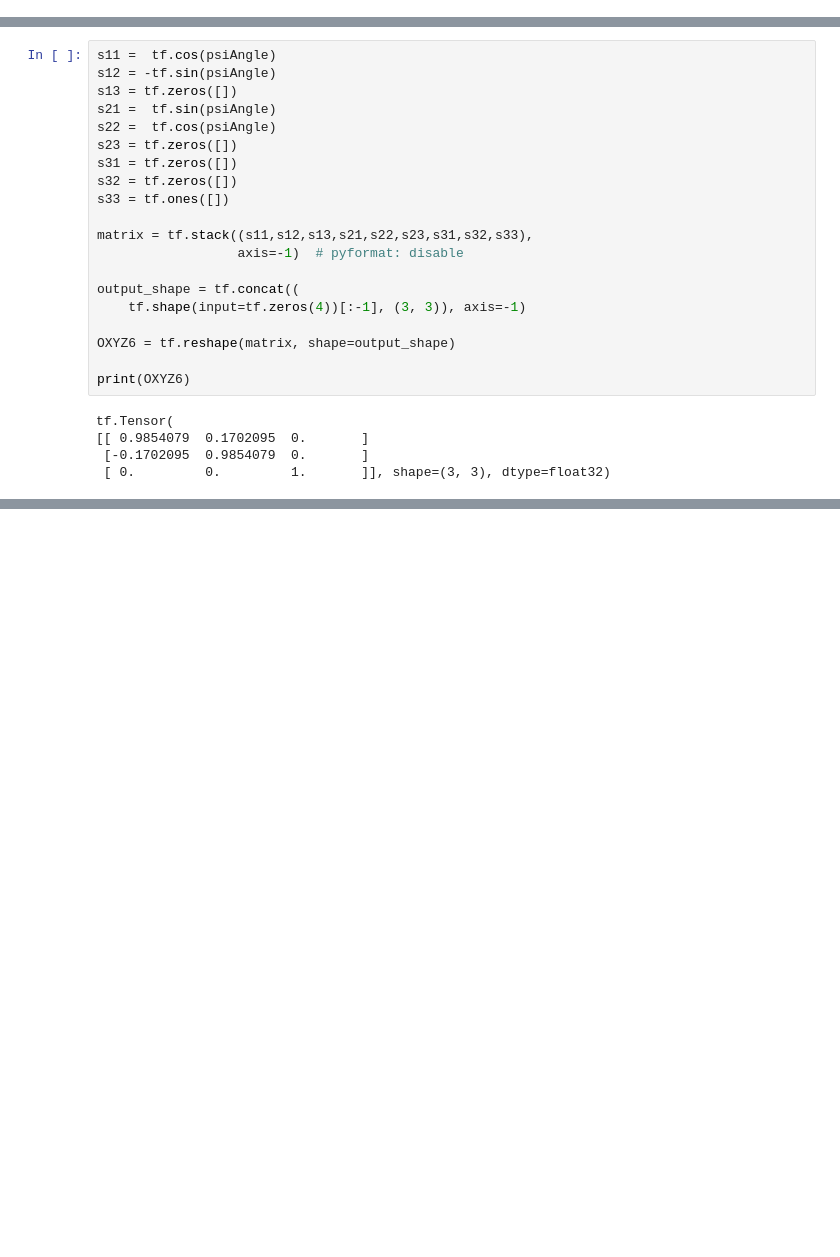
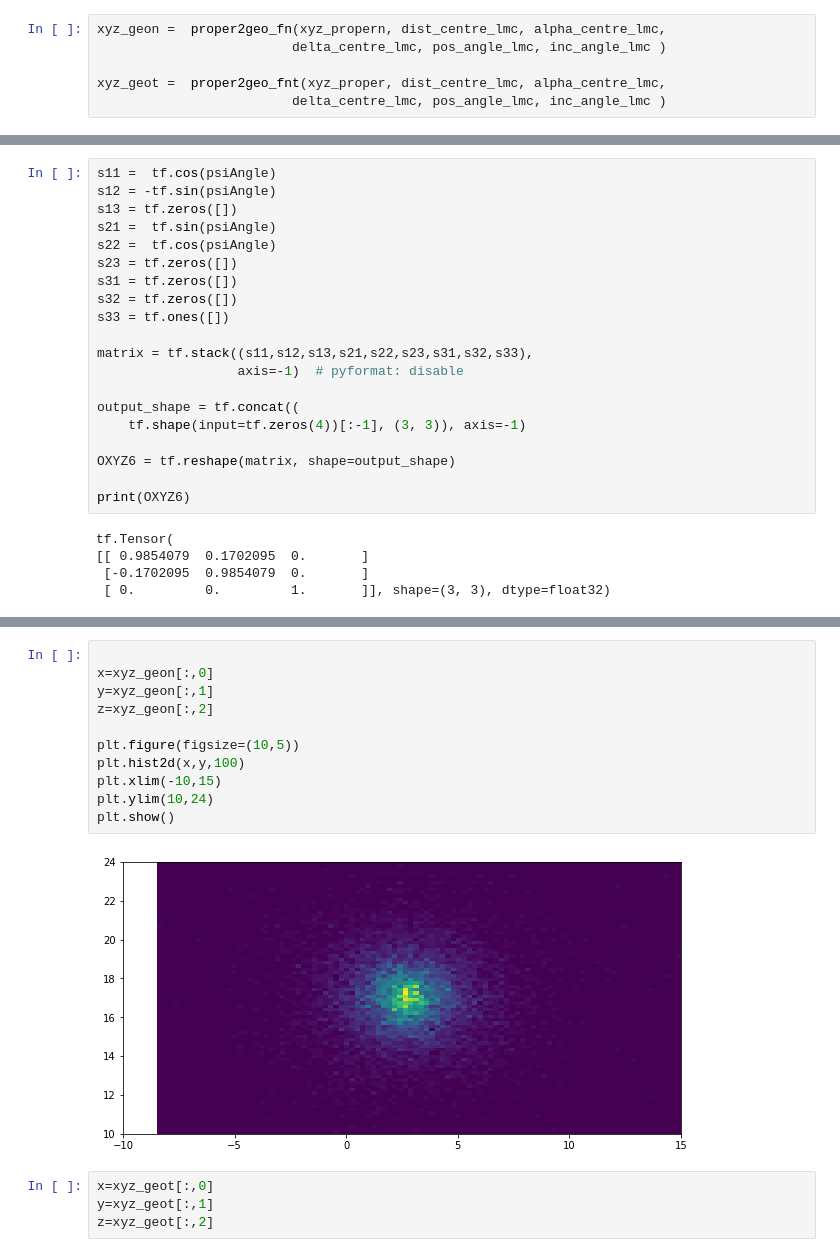
Before and after one commit to RogerMor/LMCpaper, a Jupyter notebook: LMC-disk-simul-FirstVersionRoger_ACG.ipynb, the cells around one changed output, grey strips where cells are left out. Cells and saved outputs as stored; diff of their text form; blank space fills up the shorter version.

```diff
--- a/LMC-disk-simul-FirstVersionRoger_ACG.ipynb
+++ b/LMC-disk-simul-FirstVersionRoger_ACG.ipynb
@@ -979,3 +985,9 @@ matrix tf.Tensor(
 (3, 3)
 Shape (10000, 3)
 mat11 (10000, 3)
+# %%
+xyz_geon =  proper2geo_fn(xyz_propern, dist_centre_lmc, alpha_centre_lmc,
+                         delta_centre_lmc, pos_angle_lmc, inc_angle_lmc )
+
+xyz_geot =  proper2geo_fnt(xyz_proper, dist_centre_lmc, alpha_centre_lmc,
+                         delta_centre_lmc, pos_angle_lmc, inc_angle_lmc )
@@ -1210 +1231,18 @@ Shape tf.Tensor(
 [figure]
+# %%
+
+x=xyz_geon[:,0]
+y=xyz_geon[:,1]
+z=xyz_geon[:,2]
+
+plt.figure(figsize=(10,5))
+plt.hist2d(x,y,100)
+plt.xlim(-10,15)
+plt.ylim(10,24)
+plt.show()
+# %% [output]
+[figure, added]
+# %%
+x=xyz_geot[:,0]
+y=xyz_geot[:,1]
+z=xyz_geot[:,2]
```
Also changed, not shown: parts of 19 cells of this notebook.
